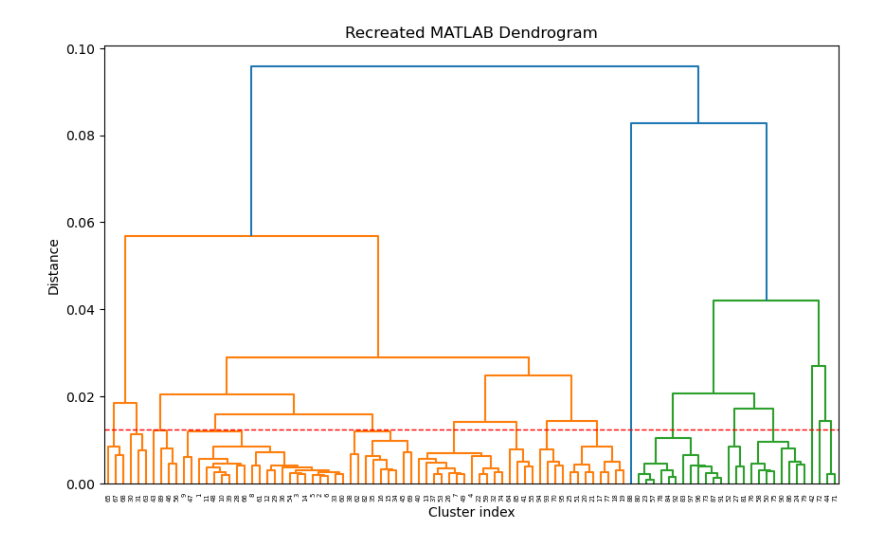
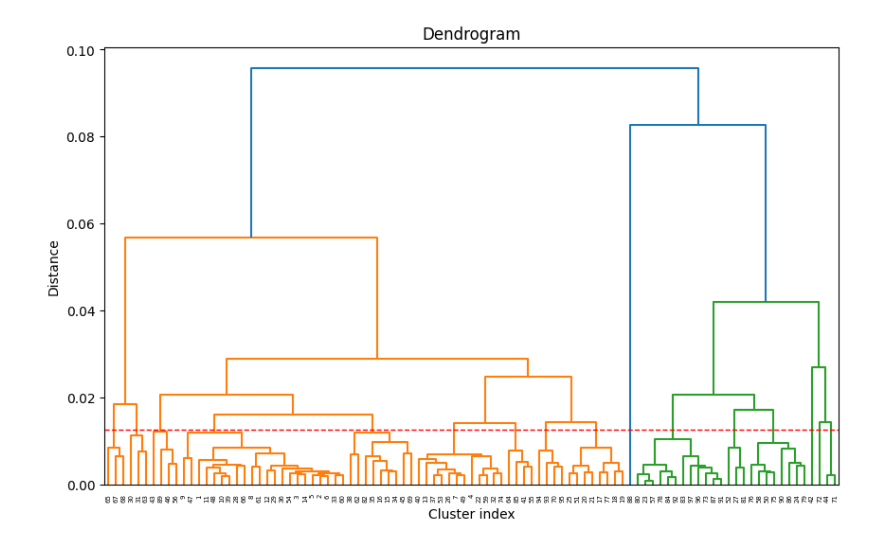
Before and after one commit to Ganglia-Guardian/AccelCluster-Visualizations, a Jupyter notebook: dendogram_from_linkage.ipynb, the cells around one changed output. Cells and saved outputs as stored; diff of their text form; code cells hidden in the pictures.

```diff
--- a/dendogram_from_linkage.ipynb
+++ b/dendogram_from_linkage.ipynb
@@ -32,33 +32,33 @@ def add_sample_counts(Z):
             if c < n:
                 return 1
             else:
                 return counts[c - n]
 
         counts[i] = cluster_size(c1) + cluster_size(c2)
 
     return np.column_stack([Z, counts])
 
 
 # Convert MATLAB (1-based) → Python (0-based)
 Z[:, 0:2] -= 1
 
 # Add 4th column
 Z = add_sample_counts(Z)
 
 
 # Plot dendrogram
 plt.figure(figsize=(10, 6))
 
 # Make cluster labels 1 to n instead of 0 to n - 1 (inclusive)
 n = Z.shape[0] + 1
 leaf_labels = np.arange(1, n+1)  # [1, 2, 3, ..., n]
 dendrogram(Z, labels=leaf_labels)
 
 plt.axhline(y=threshold, color="red", linestyle="--", linewidth=1)
-plt.title("Recreated MATLAB Dendrogram")
+plt.title("Dendrogram")
 plt.xlabel("Cluster index")
 plt.ylabel("Distance")
 plt.show()
 # %% [output]
-[figure, old version]
+[figure, new version]
 # %%
```
Also changed, not shown: parts of 7 cells of this notebook.
